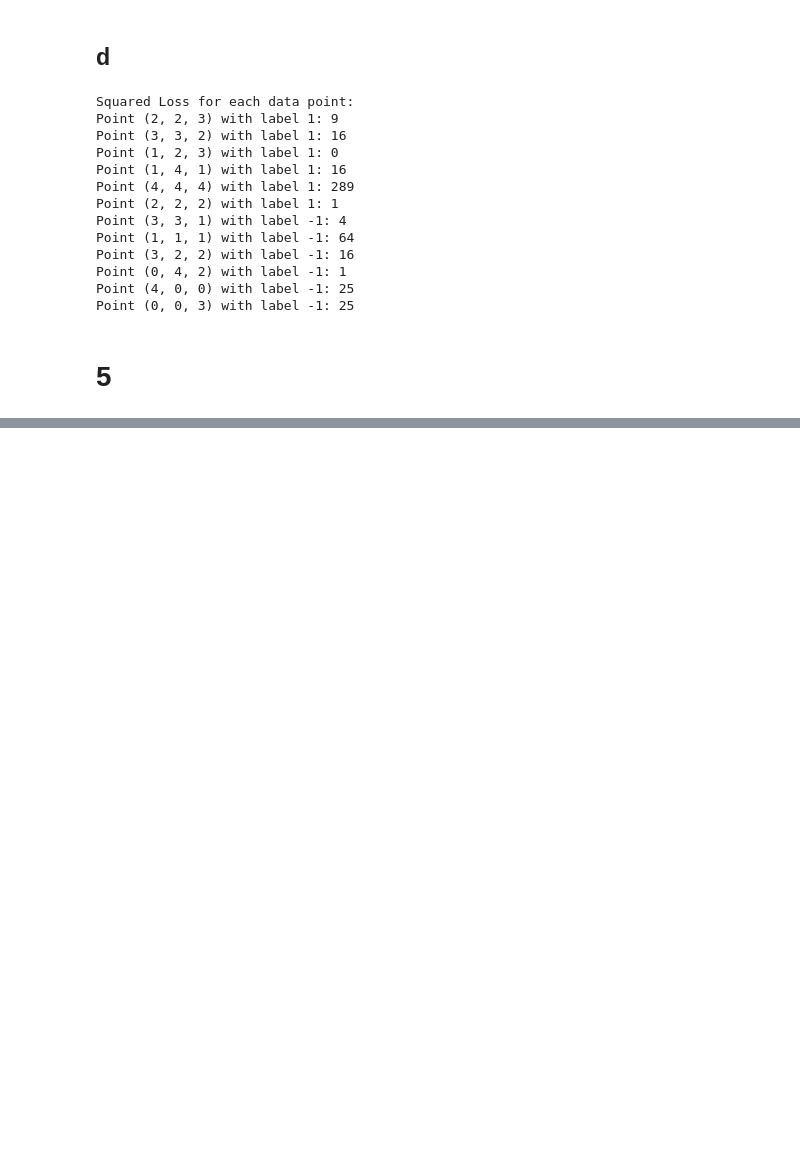
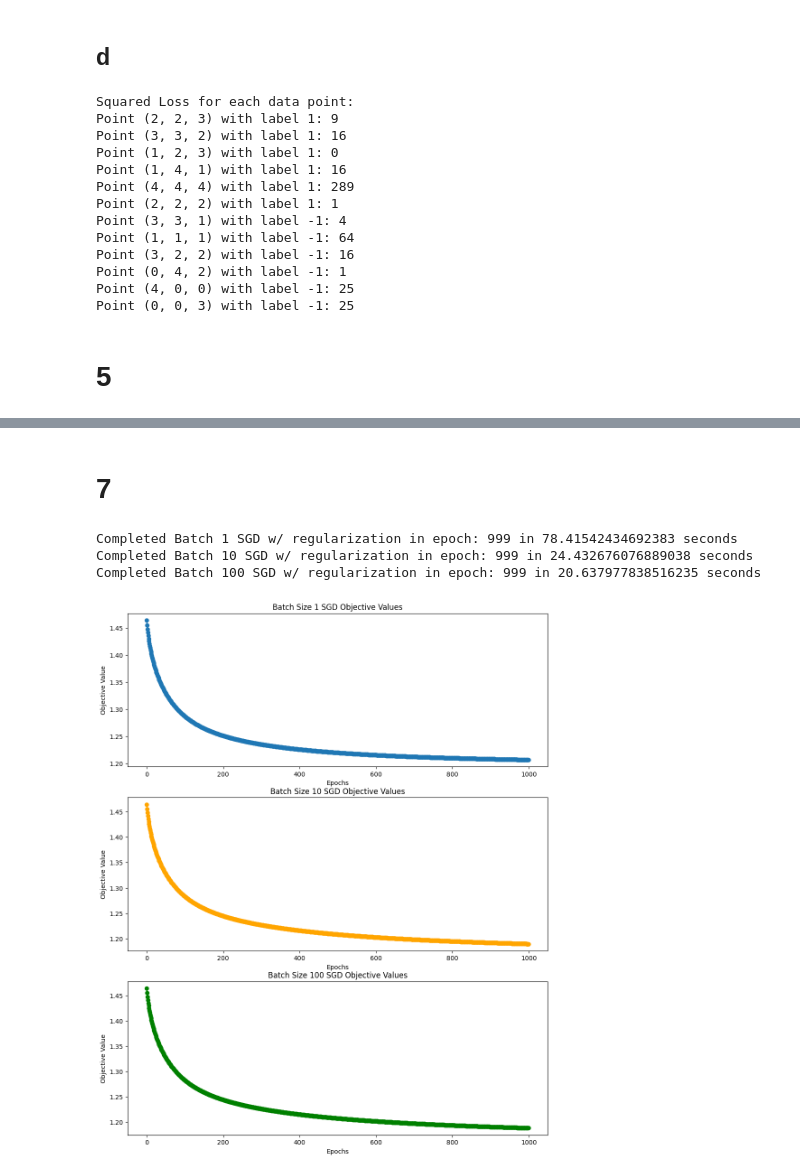
Before and after one commit to TangyKiwi/DSC-240, a Jupyter notebook: HW2/hw2_code.ipynb, the cells around one changed output, grey strips where cells are left out. Drawn from its saved outputs; the diff is of its cells as text; code cells hidden in the pictures; blank space fills up the shorter version.

```diff
--- a/HW2/hw2_code.ipynb
+++ b/HW2/hw2_code.ipynb
@@ -354,0 +375,54 @@ print(L)
+# %% [markdown]
+# 7
+# %%
+def batch_stochastic_gradient_descent(X, y, learning_rate=0.1, epochs=1000, batch_size=32, regularization=1e-6):
+    start_time = time.time()
+    m, n = X.shape
+    weights = np.zeros(n)
+    obj_values = []
+    for epoch in range(epochs):
+        perm = np.random.permutation(m)
+        X_shuffled = X[perm]
+        y_shuffled = y[perm]
+        for i in range(0, m, batch_size):
+            xi = X_shuffled[i:i+batch_size]
+            yi = y_shuffled[i:i+batch_size]
+            prediction = xi @ weights
+            error = prediction - yi
+            gradient = (2/m) * (xi.T @ error) + 2 * regularization * weights
+            weights -= learning_rate * gradient
+        predictions = X @ weights
+        errors = predictions - y
+        obj_values.append((errors @ errors) / m + regularization * (weights @ weights))
+    print(f"Completed Batch {batch_size} SGD w/ regularization in epoch: {epoch} in {time.time() - start_time} seconds")
+    return weights, obj_values
+
+X = np.load('data_X_Q7.npy')
+y = np.load('data_y_Q7.npy').reshape(-1)
+batch_sgd_1, batch_obj_1 = batch_stochastic_gradient_descent(X, y, batch_size=1)
+batch_sgd_10, batch_obj_10 = batch_stochastic_gradient_descent(X, y, batch_size=10)
+batch_sgd_100, batch_obj_100 = batch_stochastic_gradient_descent(X, y, batch_size=100)
+# %% [output]
+Completed Batch 1 SGD w/ regularization in epoch: 999 in 78.41542434692383 seconds
+Completed Batch 10 SGD w/ regularization in epoch: 999 in 24.432676076889038 seconds
+Completed Batch 100 SGD w/ regularization in epoch: 999 in 20.637977838516235 seconds
+# %%
+plt.figure(figsize=(12, 15))
+plt.subplot(3, 1, 1)
+plt.plot(batch_obj_1, linestyle='-', marker='o')
+plt.xlabel('Epochs')
+plt.ylabel('Objective Value')
+plt.title('Batch Size 1 SGD Objective Values')
+plt.subplot(3, 1, 2)
+plt.plot(batch_obj_10, color='orange', linestyle='-', marker='o')
+plt.xlabel('Epochs')
+plt.ylabel('Objective Value')
+plt.title('Batch Size 10 SGD Objective Values')
+plt.subplot(3, 1, 3)
+plt.plot(batch_obj_100, color='green', linestyle='-', marker='o')
+plt.xlabel('Epochs')
+plt.ylabel('Objective Value')
+plt.title('Batch Size 100 SGD Objective Values')
+plt.show()
+# %% [output]
+[figure, added]
```
Also changed, not shown: parts of 5 cells of this notebook, 9 other files.
